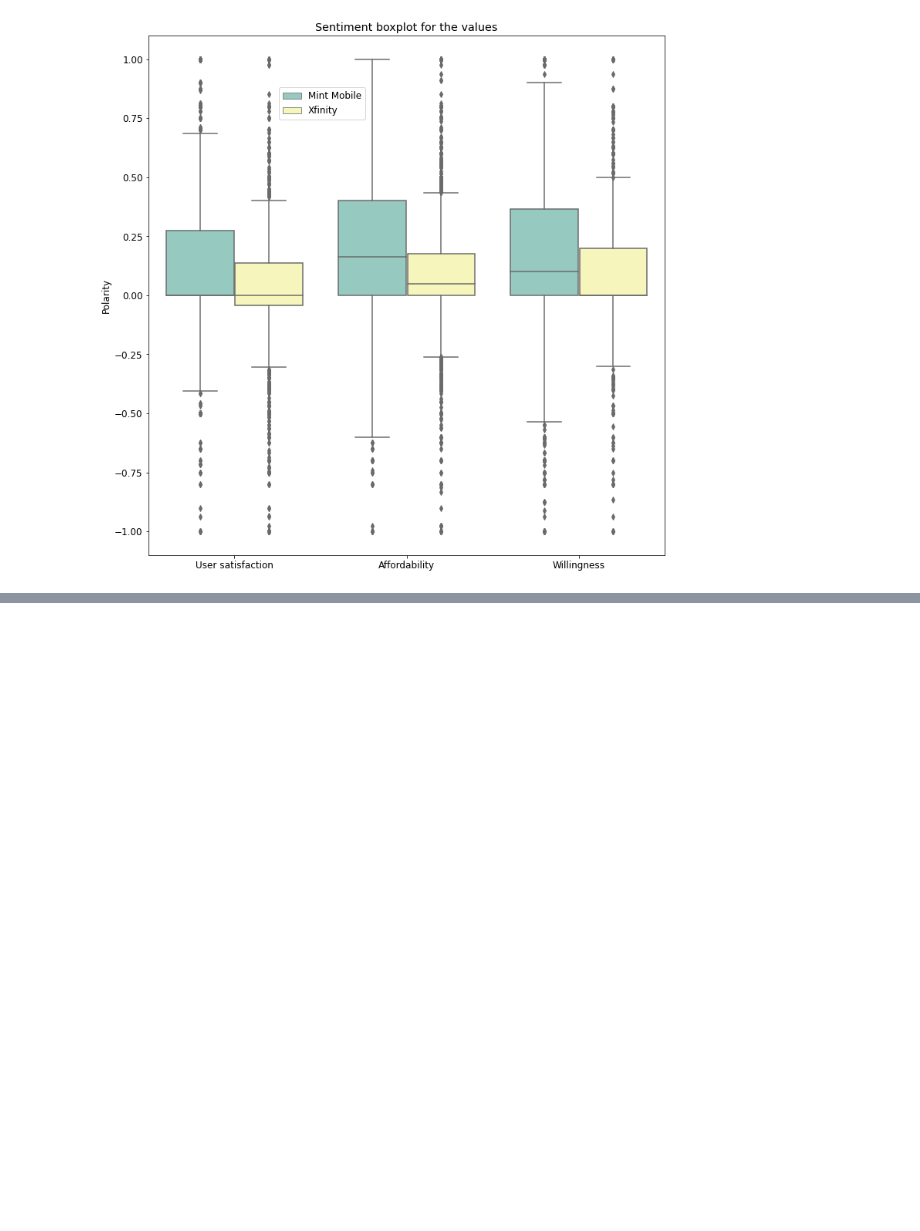
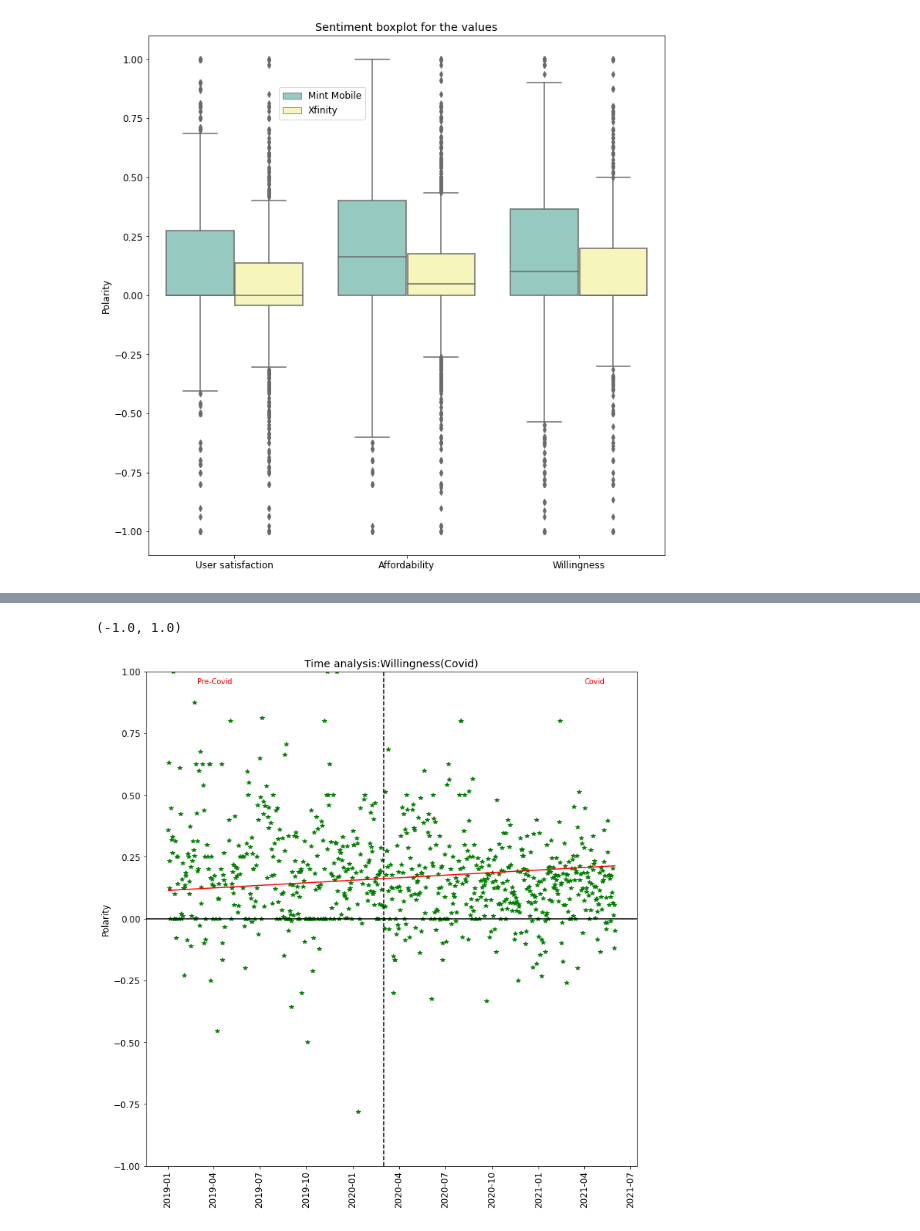
Before and after one commit to qahtanaa/SATAF_Tweets, a Jupyter notebook: Wireless mobile services-checkpoint.ipynb, the cells around one changed output, grey strips where cells are left out. Saved outputs shown, nothing was run; the diff lists cells and outputs as text; code cells hidden in the pictures; blank space fills up the shorter version.

```diff
--- a/Wireless mobile services-checkpoint.ipynb
+++ b/Wireless mobile services-checkpoint.ipynb
@@ -590,0 +679,20 @@ plt.legend(bbox_to_anchor=(0.42, 0.9), loc='upper right', borderaxespad=0)
+# %%
+plt.text(dt.datetime(2019, 3, 1), 0.95, 'Pre-Covid',color='red',fontsize = 10)
+plt.text(dt.datetime(2021, 4, 1), 0.95, 'Covid',color='red',fontsize = 10)
+plt.plot(df9['Polarity'].groupby(df9.date).mean(),'*',color='g')
+plt.xticks(rotation='vertical')
+plt.axvline(dt.datetime(2020, 3, 1),linestyle='--',color='black')
+
+#df9['date'] = df9['date'].apply(date2num)
+y=df9.groupby(df9.date)['Polarity'].mean()
+
+x=df9.date.unique()
+m, b = np.polyfit(x,y,1)
+plt.plot(x, m*x + b,'r')
+plt.axhline(y=0,color='black')
+plt.ylabel('Polarity')
+plt.title('Time analysis:Willingness(Covid)')
+plt.ylim(-1,1)
+# %% [output]
+(-1.0, 1.0)
+[figure, added]
```
Also changed, not shown: parts of 15 cells of this notebook.
